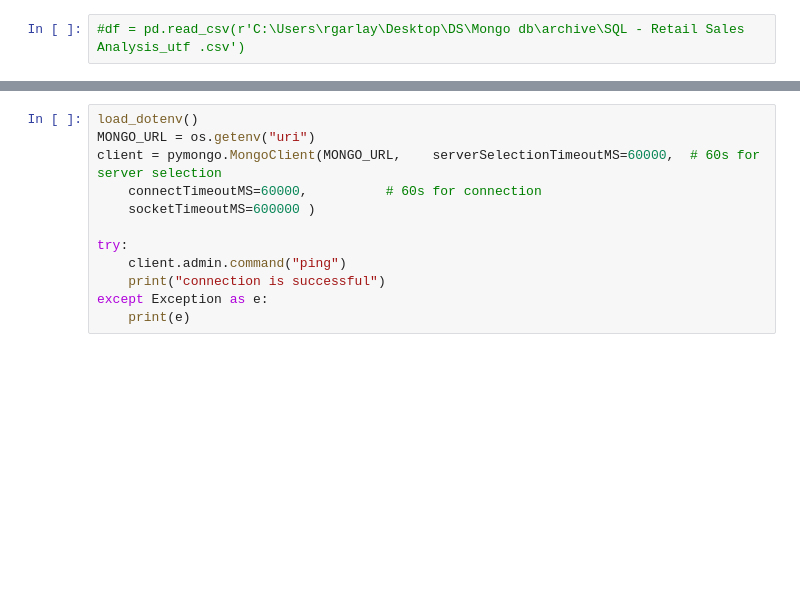
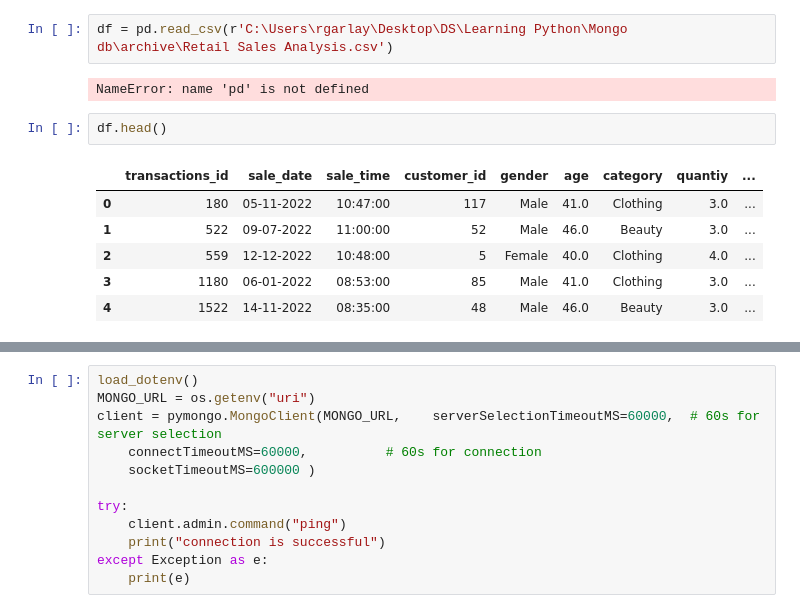
Before and after one commit to Rgarlay/Mongodb, a Jupyter notebook: jup.ipynb, the cells around one changed output, grey strips where cells are left out. Cells and saved outputs as stored; diff of their text form; blank space fills up the shorter version.

```diff
--- a/jup.ipynb
+++ b/jup.ipynb
@@ -7,2 +9,13 @@ import os
 # %%
-#df = pd.read_csv(r'C:\Users\rgarlay\Desktop\DS\Mongo db\archive\SQL - Retail Sales Analysis_utf .csv')
+df = pd.read_csv(r'C:\Users\rgarlay\Desktop\DS\Learning Python\Mongo db\archive\Retail Sales Analysis.csv')
+# %% [output]
+NameError: name 'pd' is not defined
+# %%
+df.head()
+# %% [output]
+|  | transactions_id | sale_date | sale_time | customer_id | gender | age | category | quantiy | ... |
+| 0 | 180 | 05-11-2022 | 10:47:00 | 117 | Male | 41.0 | Clothing | 3.0 | ... |
+| 1 | 522 | 09-07-2022 | 11:00:00 | 52 | Male | 46.0 | Beauty | 3.0 | ... |
+| 2 | 559 | 12-12-2022 | 10:48:00 | 5 | Female | 40.0 | Clothing | 4.0 | ... |
+| 3 | 1180 | 06-01-2022 | 08:53:00 | 85 | Male | 41.0 | Clothing | 3.0 | ... |
+| 4 | 1522 | 14-11-2022 | 08:35:00 | 48 | Male | 46.0 | Beauty | 3.0 | ... |
```
Also changed, not shown: parts of 7 cells of this notebook, 57 other files.
